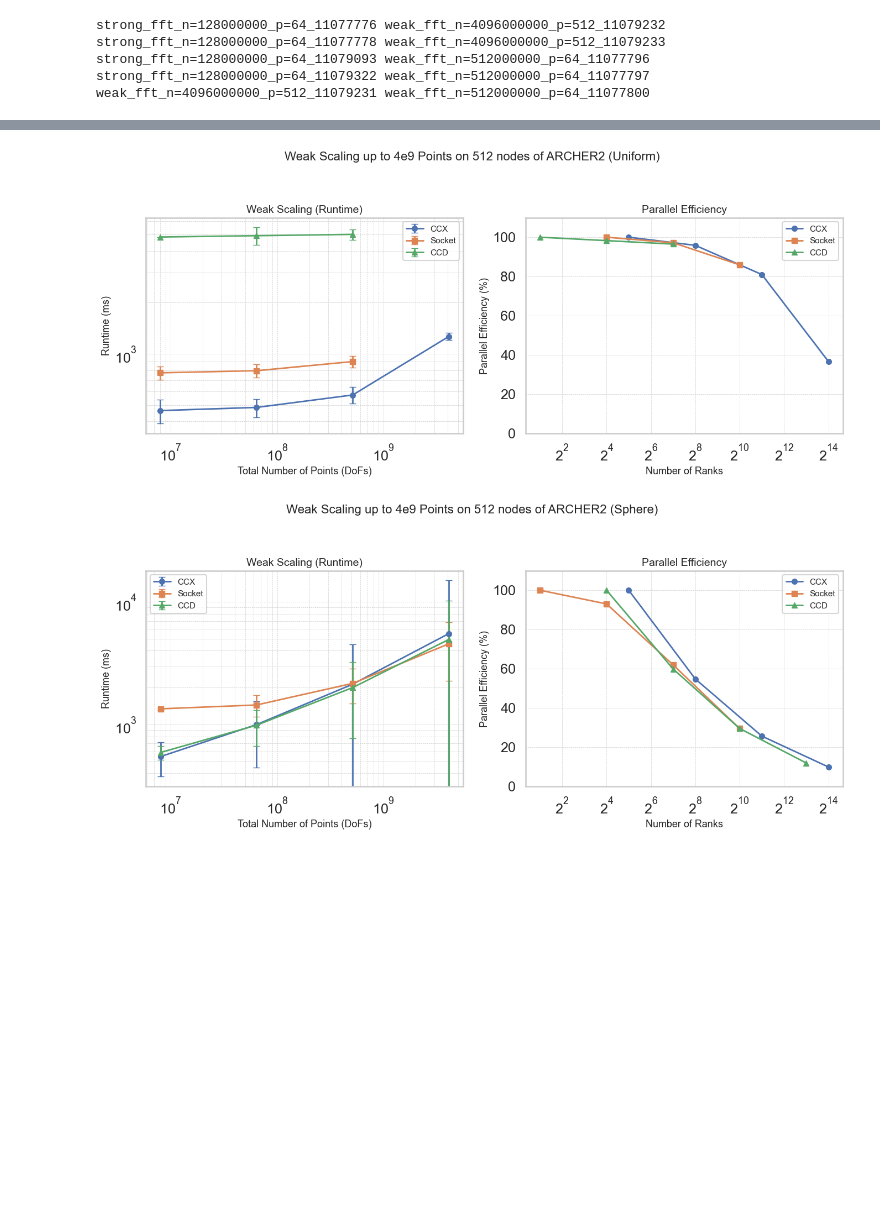
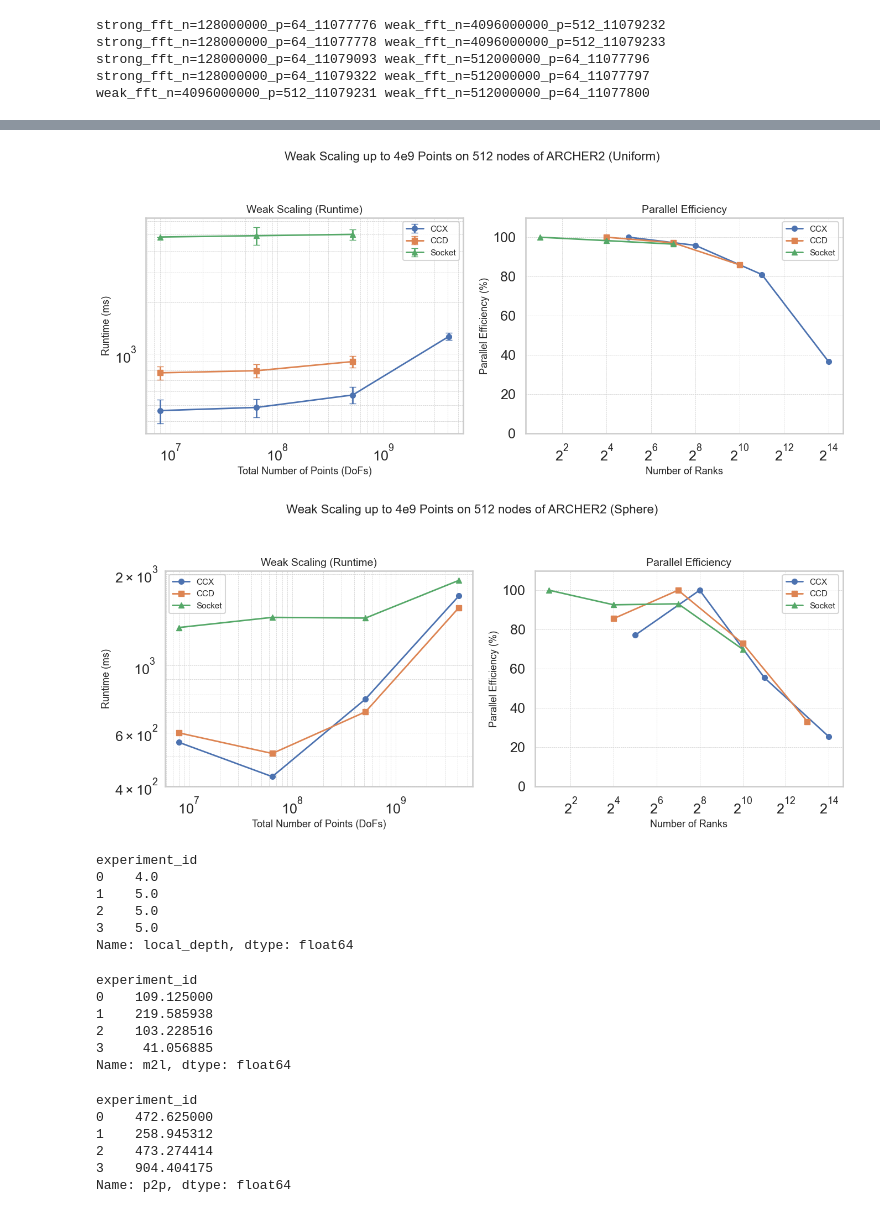
Before and after one commit to bempp/kifmm, a Jupyter notebook: hpc/ijhpca/Weak Scaling.ipynb, the cells around one changed output, grey strips where cells are left out. Cells and saved outputs as stored; diff of their text form; code cells hidden in the pictures; blank space fills up the shorter version.

Commit message:
Start adding weak scaling for sphere

```diff
--- a/hpc/ijhpca/Weak Scaling.ipynb
+++ b/hpc/ijhpca/Weak Scaling.ipynb
@@ -32,7 +33,7 @@ df5 = pd.read_csv('data/sphere/weak_fft_n=4096000000_p=512_points_per_rank=50000
 # %%
 import seaborn as sns
 
-def weak_scaling(dfs, names=None, title="Weak Scaling Performance"):
+def weak_scaling(dfs, names=None, title="Weak Scaling Performance", plot_err=True, stat='mean'):
     """
     Plots weak scaling results (runtime + efficiency) for one or more DataFrames.
 
@@ -65,21 +66,37 @@ def weak_scaling(dfs, names=None, title="Weak Scaling Performance"):
         # Aggregate per experiment
         stats = df.groupby('experiment_id')[['runtime', 'p2m', 'm2l', 'm2m', 'l2l',
                                              'source_tree', 'n_points', 'source_local_trees_per_rank']]
-        runtime = stats.mean()['runtime']
+
+        if stat == "mean":
+            runtime = stats.mean()['runtime']
+        elif stat == "median":
+            runtime = stats.median()['runtime']
+        else:
+            raise ValueError("Only supports 'mean' or 'median'")
+
         runtime_err = stats.std()['runtime']
         n_ranks = stats.size()
         n_points = stats.mean()['n_points'] * n_ranks  # total DoFs = per-rank * ranks
 
-        # Reference runtime (lowest rank)
-        T_ref = runtime.iloc[0]
+        # Reference runtime
+        T_ref = runtime.min()
         efficiency = (T_ref / runtime) * 100
 
-        # Runtime plot
-        ax_runtime.errorbar(
-            n_points, runtime, yerr=runtime_err,
-            fmt=marker+'-', color=color, capsize=4, label=label,
-            linewidth=2, markersize=7
-        )
+        if plot_err:
+            # Runtime plot
+            ax_runtime.errorbar(
+                n_points, runtime, yerr=runtime_err,
+                fmt=marker+'-', color=color, capsize=4, label=label,
+                linewidth=2, markersize=7
+            )
+        else:
+            ax_runtime.plot(
+                n_points, runtime, marker=marker,
+                color=color, label=label,
+                linewidth=2, markersize=7
+            )
+
+
 
         # Efficiency plot
         ax_eff.plot(
@@ -110,10 +127,37 @@ def weak_scaling(dfs, names=None, title="Weak Scaling Performance"):
     plt.tight_layout()
     plt.show()
 # %%
-weak_scaling([df0, df1, df2], names=["CCX", "Socket", "CCD"], title="Weak Scaling up to 4e9 Points on 512 nodes of ARCHER2 (Uniform)")
+weak_scaling([df0, df1, df2], names=["CCX", "CCD", "Socket"], title="Weak Scaling up to 4e9 Points on 512 nodes of ARCHER2 (Uniform)")
 # %% [output]
-[figure, old version]
+[figure, new version]
 # %%
-weak_scaling([df3, df4, df5], names=["CCX", "Socket", "CCD"], title="Weak Scaling up to 4e9 Points on 512 nodes of ARCHER2 (Sphere)")
+weak_scaling([df3, df4, df5], names=["CCX", "CCD", "Socket"], title="Weak Scaling up to 4e9 Points on 512 nodes of ARCHER2 (Sphere)", stat='mean', plot_err=False)
 # %% [output]
-[figure, old version]
+[figure, new version]
+# %%
+df4.groupby('experiment_id')['local_depth'].mean()
+# %% [output]
+experiment_id
+0    4.0
+1    5.0
+2    5.0
+3    5.0
+Name: local_depth, dtype: float64
+# %%
+df4.groupby('experiment_id')['m2l'].mean()
+# %% [output]
+experiment_id
+0    109.125000
+1    219.585938
+2    103.228516
+3     41.056885
+Name: m2l, dtype: float64
+# %%
+df4.groupby('experiment_id')['p2p'].mean()
+# %% [output]
+experiment_id
+0    472.625000
+1    258.945312
+2    473.274414
+3    904.404175
+Name: p2p, dtype: float64
```
Also changed, not shown: parts of 3 cells of this notebook, 44 other files.
